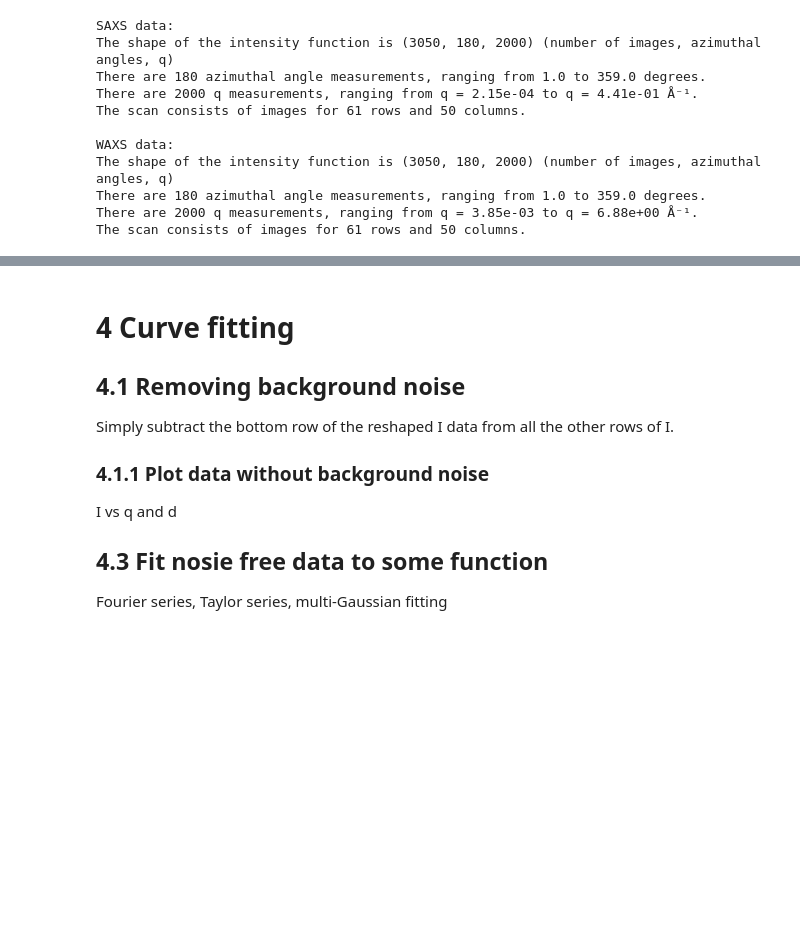
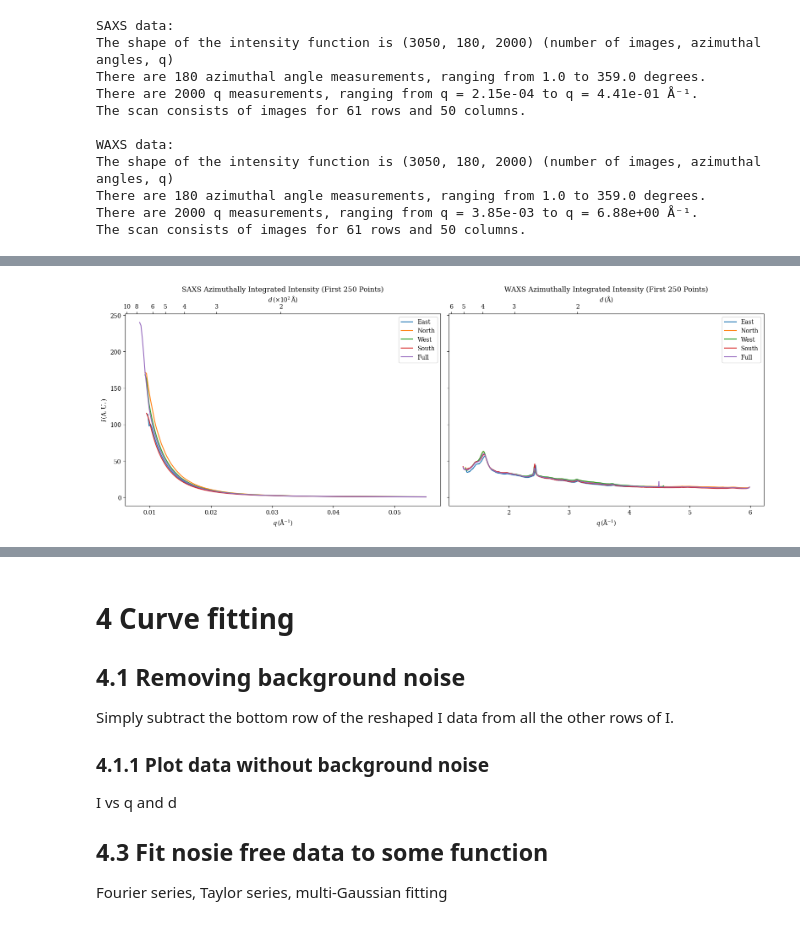
Before and after one commit to J-Holger/MVE386, a Jupyter notebook: chalmers/alfred.ipynb, the cells around one changed output, grey strips where cells are left out. Cells and saved outputs as stored; diff of their text form; code cells hidden in the pictures; blank space fills up the shorter version.

Commit message:
Some progress, mainly done code so the text in Markdowns is not always relevant/updated.
To do: Quantify symmetry, remove background noise from plastic film.

```diff
--- a/chalmers/alfred.ipynb
+++ b/chalmers/alfred.ipynb
@@ -43,6 +43,10 @@ import hdf5plugin
 import matplotlib.pyplot as plt
 import numpy as np
 from matplotlib import colors as mcolors
+from matplotlib.ticker import FuncFormatter
+
+plt.rcParams["font.family"] = "serif"
+plt.rcParams["mathtext.fontset"] = "dejavuserif"
 # %%
 import os
 
@@ -476 +611,81 @@ print(I_WAXS[500, 0, -1])
+# %%
+def plot_all_directions(q_saxs, I_saxs, q_waxs, I_waxs, directions, max_points=250):
+    """
+    Plot radially integrated intensity for all specified directions for SAXS and WAXS,
+    with an additional x-axis for d = 2pi/q.
+
+    Parameters
+    ----------
+    q_saxs : numpy.ndarray
+        q-vector for SAXS data.
+    I_saxs : dict
+        Dictionary containing radially integrated intensity for SAXS data, keyed by direction.
+    q_waxs : numpy.ndarray
+        q-vector for WAXS data.
+    I_waxs : dict
+        Dictionary containing radially integrated intensity for WAXS data, keyed by direction.
+    directions : list
+        List of directions to plot (e.g., ['east', 'north', 'west', 'south', 'full']).
+    max_points : int
+        Number of points to plot from the q-vector and corresponding intensity.
+    """
+    def q_to_d(q):
+        """Convert q (Å⁻¹) to d (Å), excluding zero or near-zero values."""
+        q_safe = np.clip(q, 1e-6, None)  # Replace q <= 0 with a small positive value
+        return 2 * np.pi / q_safe
+
+    def d_to_q(d):
+        """Convert d (Å) to q (Å⁻¹), excluding zero or near-zero values."""
+        d_safe = np.clip(d, 1e-6, None)
+        return 2 * np.pi / d_safe
+
+    fig, axs = plt.subplots(1, 2, figsize=(16, 6), sharey=True)
+
+    # Plot SAXS data
+    for direction in directions:
+        axs[0].plot(
+            q_saxs[:max_points],
+            I_saxs[direction][:, :max_points].mean(axis=0),
+            label=direction.capitalize()
+        )
+    axs[0].set_title("SAXS Azimuthally Integrated Intensity (First 250 Points)")
+    axs[0].set_xlabel(r"$q \, (\mathrm{\AA}^{-1})$")
+    axs[0].set_ylabel(r"$I \, (\mathrm{A.U.})$")
+    axs[0].legend()
+
+    # Add secondary x-axis for d
+    secax0 = axs[0].secondary_xaxis('top', functions = (q_to_d, d_to_q))
+    secax0.set_xticks([100, 200, 300, 400, 500, 600, 800, 1000])
+    secax0.xaxis.set_major_formatter(FuncFormatter(lambda x, _: f"{int(x / 100)}"))
+    secax0.xaxis.offsetText.set_visible(False)  # Hide the default offset
+    secax0.set_xlabel(r"$d \, (\times 10^2 \, \mathrm{\AA})$")
+
+    # Plot WAXS data
+    for direction in directions:
+        axs[1].plot(
+            q_waxs,
+            I_waxs[direction].mean(axis=0),
+            label=direction.capitalize()
+        )
+    axs[1].set_title("WAXS Azimuthally Integrated Intensity")
+    axs[1].set_xlabel(r"$q \, (\mathrm{\AA}^{-1})$")
+    axs[1].legend()
+
+    # Add secondary x-axis for d
+    secax1 = axs[1].secondary_xaxis('top', functions = (q_to_d, d_to_q))
+    secax1.set_xlabel(r"$d \, (\mathrm{\AA})$")
+    secax1.set_xticks([1, 2, 3, 4, 5, 6])
+
+    plt.tight_layout()
+    plt.show()
+
+
+# Example usage
+directions = ['east', 'north', 'west', 'south', 'full']
+q_saxs = SAXS_data["q"]
+q_waxs = WAXS_data["q"]
+
+plot_all_directions(q_saxs, I_SAXS_azi_integrated, q_waxs, I_WAXS_azi_integrated, directions, max_points=250)
+# %% [output]
+[figure, added]
 # %% [markdown]
```
Also changed, not shown: parts of 7 cells of this notebook.
